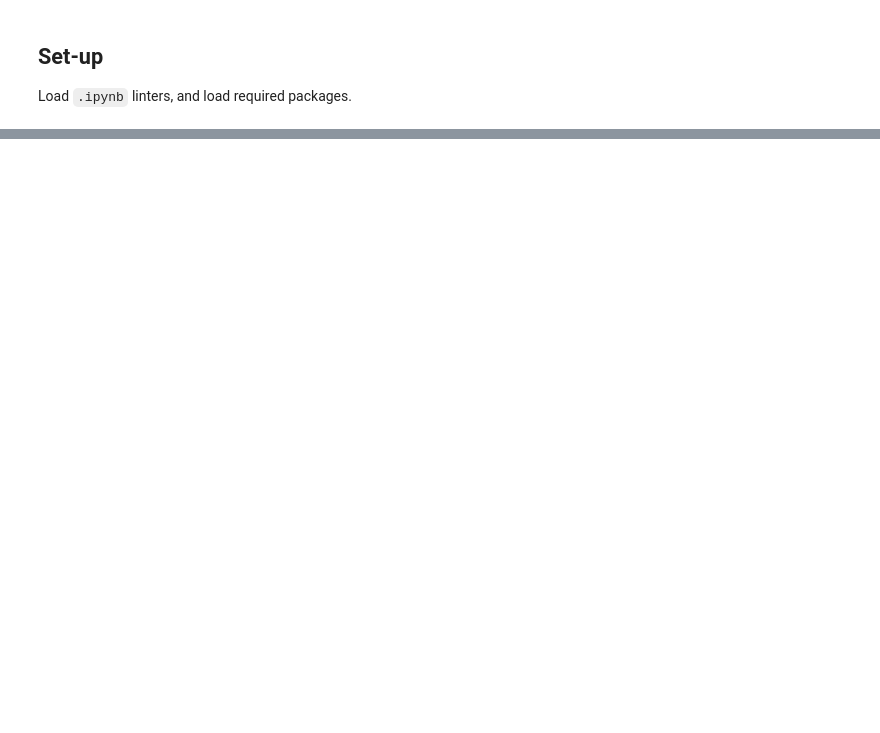
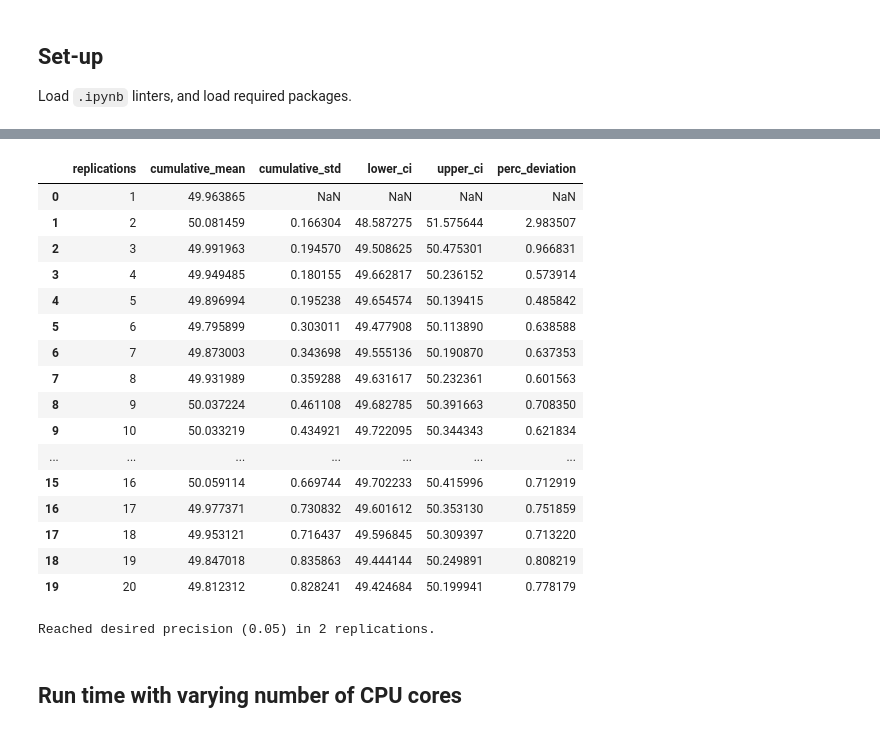
Before and after one commit to pythonhealthdatascience/pydesrap_mms, a Jupyter notebook: scripts/choosing_parameters.ipynb, the cells around one changed output, grey strips where cells are left out. Drawn from its saved outputs; the diff is of its cells as text; code cells hidden in the pictures; blank space fills up the shorter version.

```diff
--- a/analysis.ipynb
+++ b/scripts/choosing_parameters.ipynb
@@ -316,0 +242,28 @@ trial.patient_results_df.tail()
+# %%
+confidence_interval_method(
+    replications=20,
+    metric='mean_nurse_utilisation',
+    desired_precision=0.05,
+    min_rep=3
+)
+# %% [output]
+|  | replications | cumulative_mean | cumulative_std | lower_ci | upper_ci | perc_deviation |
+| 0 | 1 | 49.963865 | NaN | NaN | NaN | NaN |
+| 1 | 2 | 50.081459 | 0.166304 | 48.587275 | 51.575644 | 2.983507 |
+| 2 | 3 | 49.991963 | 0.194570 | 49.508625 | 50.475301 | 0.966831 |
+| 3 | 4 | 49.949485 | 0.180155 | 49.662817 | 50.236152 | 0.573914 |
+| 4 | 5 | 49.896994 | 0.195238 | 49.654574 | 50.139415 | 0.485842 |
+| 5 | 6 | 49.795899 | 0.303011 | 49.477908 | 50.113890 | 0.638588 |
+| 6 | 7 | 49.873003 | 0.343698 | 49.555136 | 50.190870 | 0.637353 |
+| 7 | 8 | 49.931989 | 0.359288 | 49.631617 | 50.232361 | 0.601563 |
+| 8 | 9 | 50.037224 | 0.461108 | 49.682785 | 50.391663 | 0.708350 |
+| 9 | 10 | 50.033219 | 0.434921 | 49.722095 | 50.344343 | 0.621834 |
+| ... | ... | ... | ... | ... | ... | ... |
+| 15 | 16 | 50.059114 | 0.669744 | 49.702233 | 50.415996 | 0.712919 |
+| 16 | 17 | 49.977371 | 0.730832 | 49.601612 | 50.353130 | 0.751859 |
+| 17 | 18 | 49.953121 | 0.716437 | 49.596845 | 50.309397 | 0.713220 |
+| 18 | 19 | 49.847018 | 0.835863 | 49.444144 | 50.249891 | 0.808219 |
+| 19 | 20 | 49.812312 | 0.828241 | 49.424684 | 50.199941 | 0.778179 |
+Reached desired precision (0.05) in 2 replications.
+# %% [markdown]
+## Run time with varying number of CPU cores
```
Also changed, not shown: parts of 34 cells of this notebook, 8 other files.
